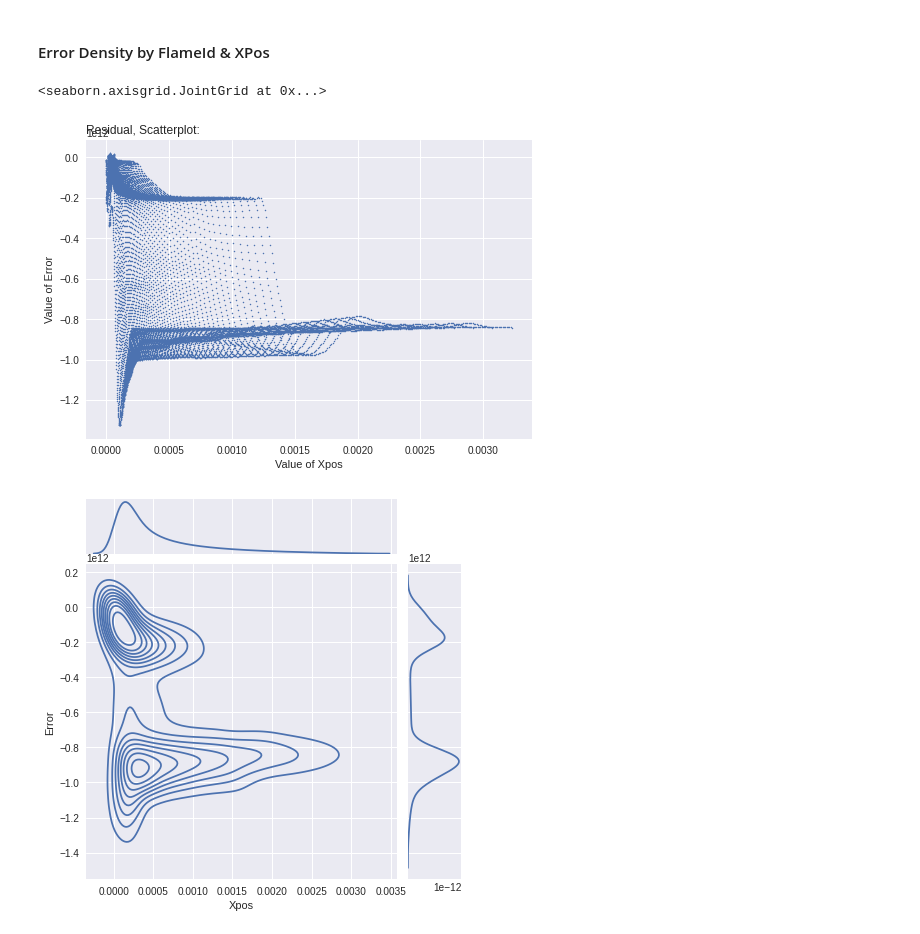
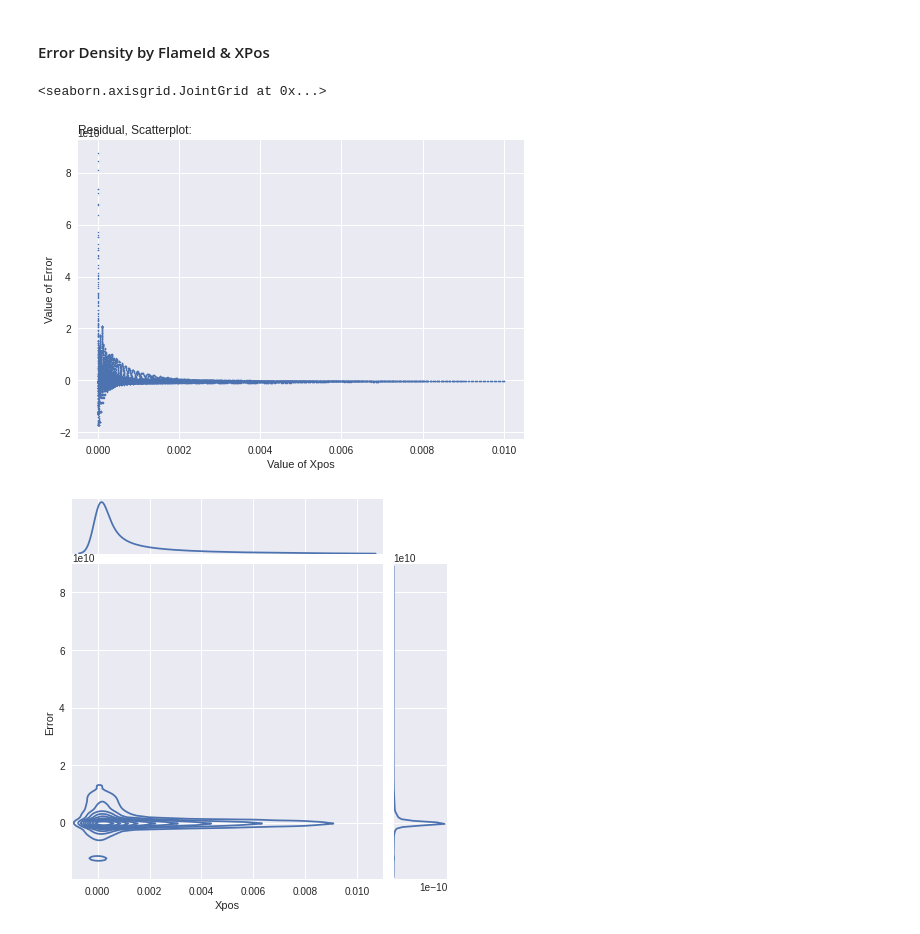
Before and after one commit to amolsalunkhe/ChemTab, a Jupyter notebook: src/main-notebook.ipynb, the cells around one changed output. Cells and saved outputs as stored; diff of their text form; code cells hidden in the pictures.

Commit message:
fixed multiple issues with main-notebook, notably: broken support for loading/inspecting Zmix models

```diff
--- a/src/main-notebook.ipynb
+++ b/src/main-notebook.ipynb
@@ -239,39 +180,37 @@ import seaborn as sns
 # libraries and data
 plt.style.use('seaborn')
 
 opscaler = dm.outputScaler
 df = dp.getDataframe()
-X,Y,rom,Zmix = dm.getAllData()
-#X_train, X_test, Y_train, Y_test, rom_train, rom_test, zmix_train, zmix_test = dm.getTrainTestData()
+X, Y, Zmix, sources = dm.getAllData()
 Y_test = Y
 Y_pred = bestModel.predict({"species_input":X, "zmix":Zmix})['static_source_prediction']
 
 # TODO: check should there be inverse transform here?
 souener_pred = opscaler.inverse_transform(Y_pred)[:, dm.souener_index]
 souener_test = opscaler.inverse_transform(Y_test)[:, dm.souener_index]
 
 #residual/error
 
 residuals = getResiduals(souener_test,souener_pred)
-
 Xpos = df['Xpos']
 
 plt_df = pd.DataFrame()
 plt_df["Xpos"]=Xpos
 plt_df["Error"] = residuals
 # plot
 plt.plot( 'Xpos', 'Error', data=plt_df, linestyle='', marker='o',markersize=1.5)
 plt.xlabel('Value of Xpos')
 plt.ylabel('Value of Error')
 plt.title('Residual, Scatterplot:', loc='left')
 
 # 2D density + marginal distribution:
 sns.jointplot(x=plt_df.Xpos, y=plt_df.Error, kind='kde')
-#plt.title('Residual, Marginal Density plot:')
+plt.title('Residual, Marginal Density plot:')
 # %% [output]
 <seaborn.axisgrid.JointGrid at 0x...>
-[figure, old version]
+[figure, new version]
-[figure, old version]
+[figure, new version]
 # %%
 #residuals = getResiduals(Y_test_df['souener'].values,Y_pred_df['souener'].values)
 
```
Also changed, not shown: parts of 13 cells of this notebook.
